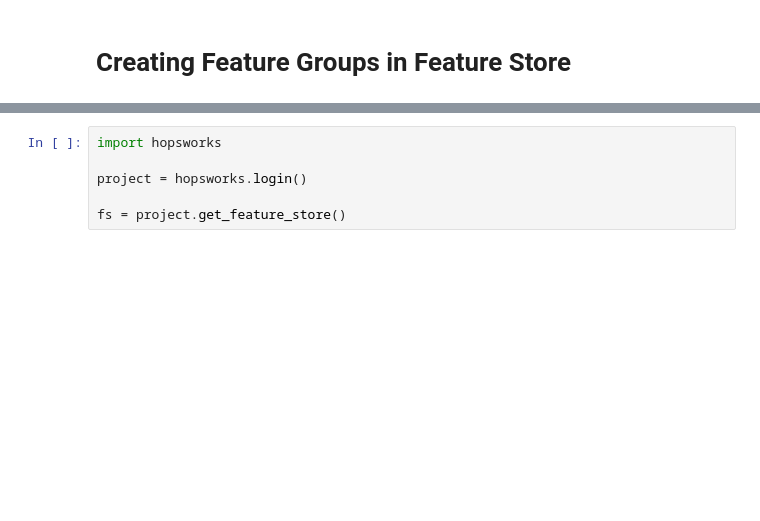
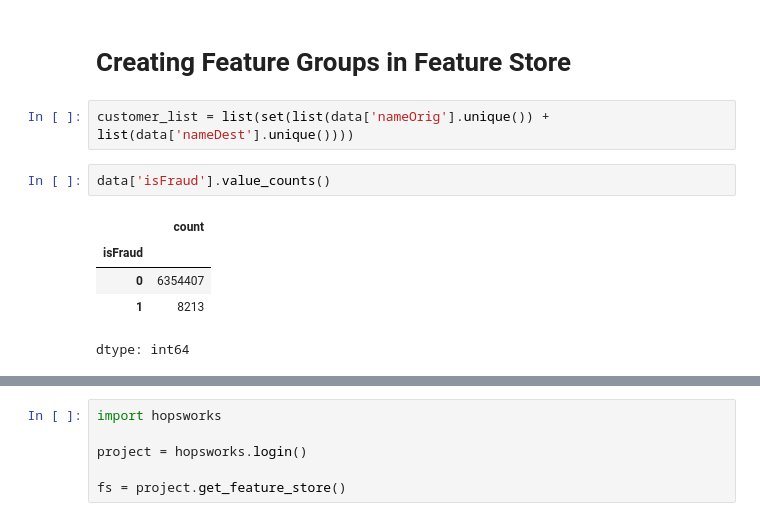
Before and after one commit to canterville184/FraudDetection, a Jupyter notebook: FraudDetection_feature_pipeline.ipynb, the cells around one changed output, grey strips where cells are left out. Saved outputs shown, nothing was run; the diff lists cells and outputs as text; blank space fills up the shorter version.

```diff
--- a/FraudDetection_feature_pipeline.ipynb
+++ b/FraudDetection_feature_pipeline.ipynb
@@ -96,2 +98,12 @@ data['mac_address'] = [fake.mac_address() for _ in range(len(data))]
 # %% [markdown]
 # Creating Feature Groups in Feature Store
+# %%
+customer_list = list(set(list(data['nameOrig'].unique()) + list(data['nameDest'].unique())))
+# %%
+data['isFraud'].value_counts()
+# %% [output]
+|  | count |
+| isFraud |  |
+| 0 | 6354407 |
+| 1 | 8213 |
+dtype: int64
```
Also changed, not shown: parts of 10 cells of this notebook.
